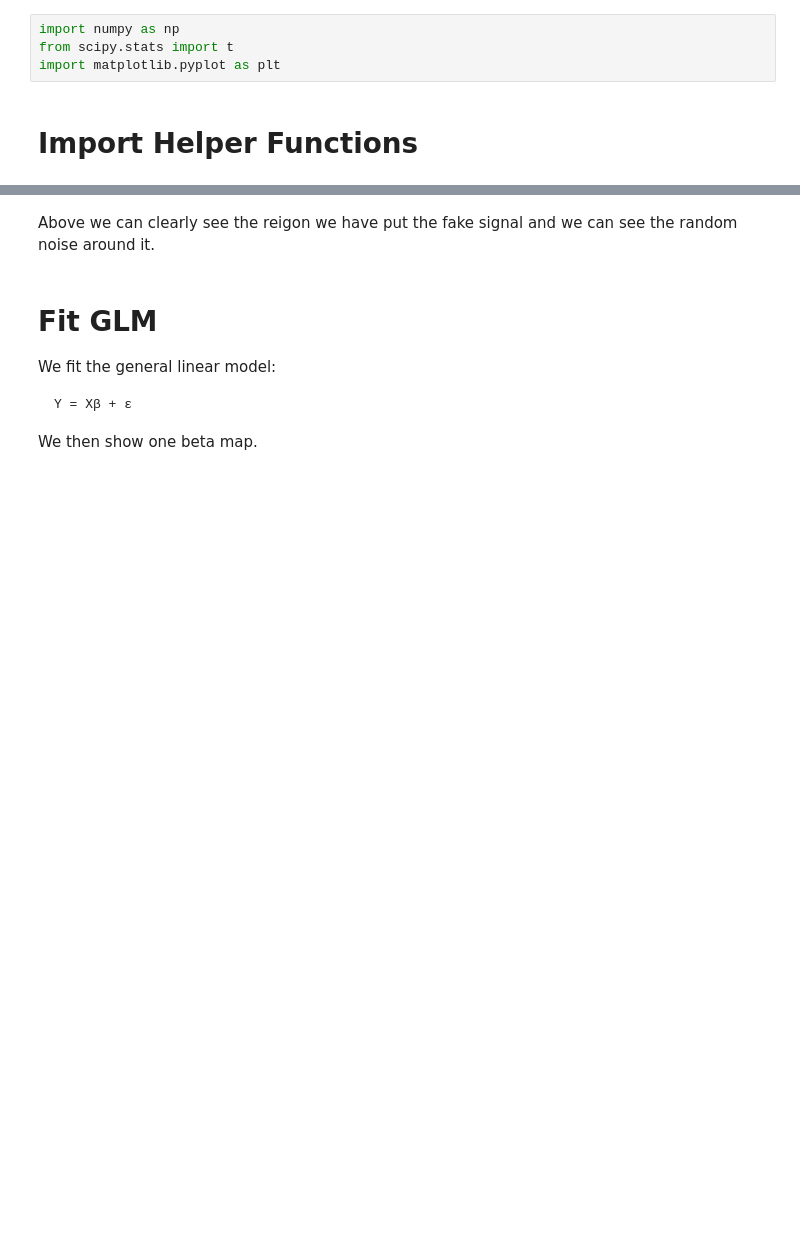
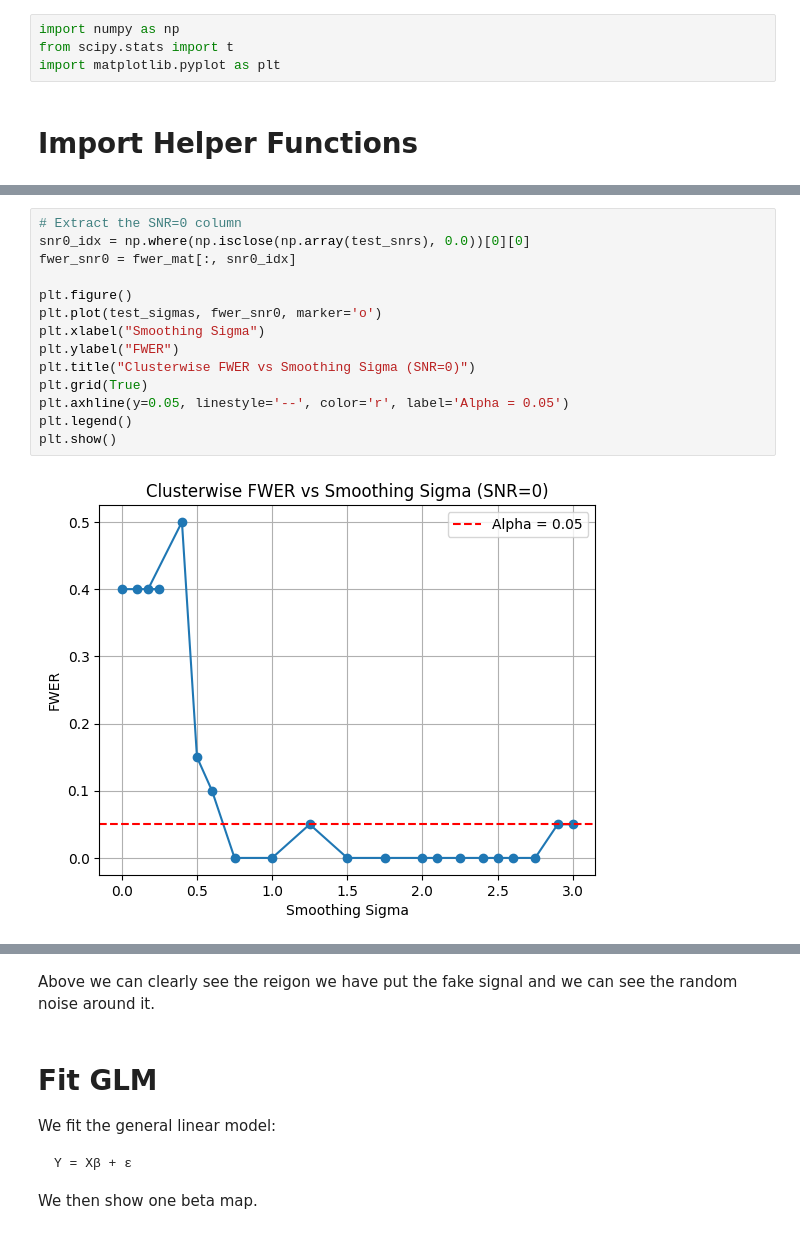
Before and after one commit to lt22412/group_project, a Jupyter notebook: Cluster_wise_permutation/walkthrough.ipynb, the cells around one changed output, grey strips where cells are left out. Cells and saved outputs as stored; diff of their text form; blank space fills up the shorter version.

```diff
--- a/Cluster_wise_permutation/walkthrough.ipynb
+++ b/Cluster_wise_permutation/walkthrough.ipynb
@@ -11,0 +188,16 @@ import simdata as simd
+# %%
+# Extract the SNR=0 column
+snr0_idx = np.where(np.isclose(np.array(test_snrs), 0.0))[0][0]
+fwer_snr0 = fwer_mat[:, snr0_idx]
+
+plt.figure()
+plt.plot(test_sigmas, fwer_snr0, marker='o')
+plt.xlabel("Smoothing Sigma")
+plt.ylabel("FWER")
+plt.title("Clusterwise FWER vs Smoothing Sigma (SNR=0)")
+plt.grid(True)
+plt.axhline(y=0.05, linestyle='--', color='r', label='Alpha = 0.05')
+plt.legend()
+plt.show()
+# %% [output]
+[figure, added]
```
Also changed, not shown: parts of 17 cells of this notebook, 3 other files.
